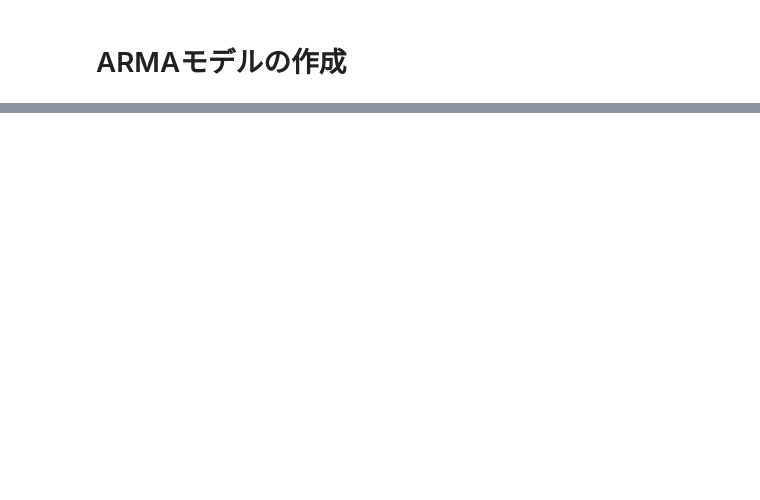
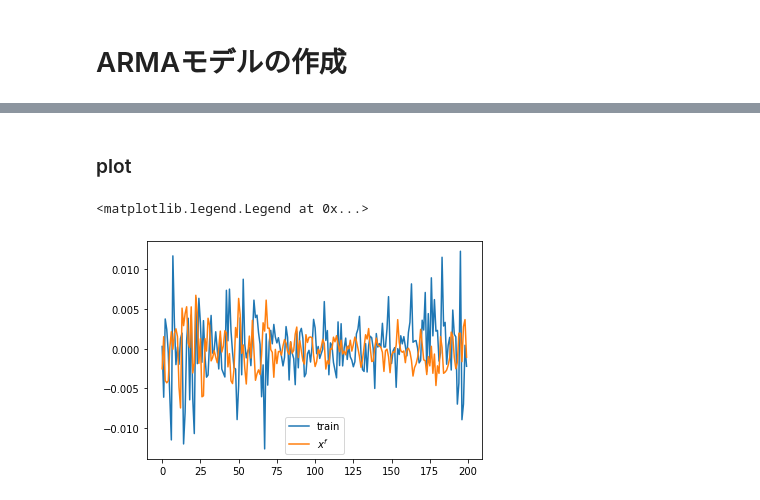
Before and after one commit to KotaTakeda/fx_time_series_analysis, a Jupyter notebook: arma_to_fx.ipynb, the cells around one changed output, grey strips where cells are left out. Saved outputs shown, nothing was run; the diff lists cells and outputs as text; code cells hidden in the pictures; blank space fills up the shorter version.

```diff
--- a/arma_to_fx.ipynb
+++ b/arma_to_fx.ipynb
@@ -170,0 +237,23 @@ H_ma =
+# %%
+# 推定
+y = train
+x_0 = np.random.choice(train, N)
+a_0 = a_N
+X_0 = np.hstack([x_0, a_N.reshape(-1,)])
+P_0 = 10*np.eye(2*N)
+enkf = EnKF(M, H_params, G_params, Q, R, y, X_0, P_0, alpha=1., storing_forecast=True)
+enkf.forward_estimation()
+enkf_estimate_data = (H_params@(np.array(enkf.x)).T).T
+enkf_step_f_data = (H_params@(np.array(enkf.x_f_history)).T).T
+# %% [markdown]
+### plot
+# %%
+# 1stepごとに予測(x_f)
+end = 200
+plt.plot(train[:end], label='train')
+# plt.plot(enkf_estimate_data[:end], label='$x^a$')
+plt.plot(enkf_step_f_data[:end], label='$x^f$')
+plt.legend()
+# %% [output]
+<matplotlib.legend.Legend at 0x...>
+[figure, added]
```
Also changed, not shown: parts of 16 cells of this notebook, 1 other file.
